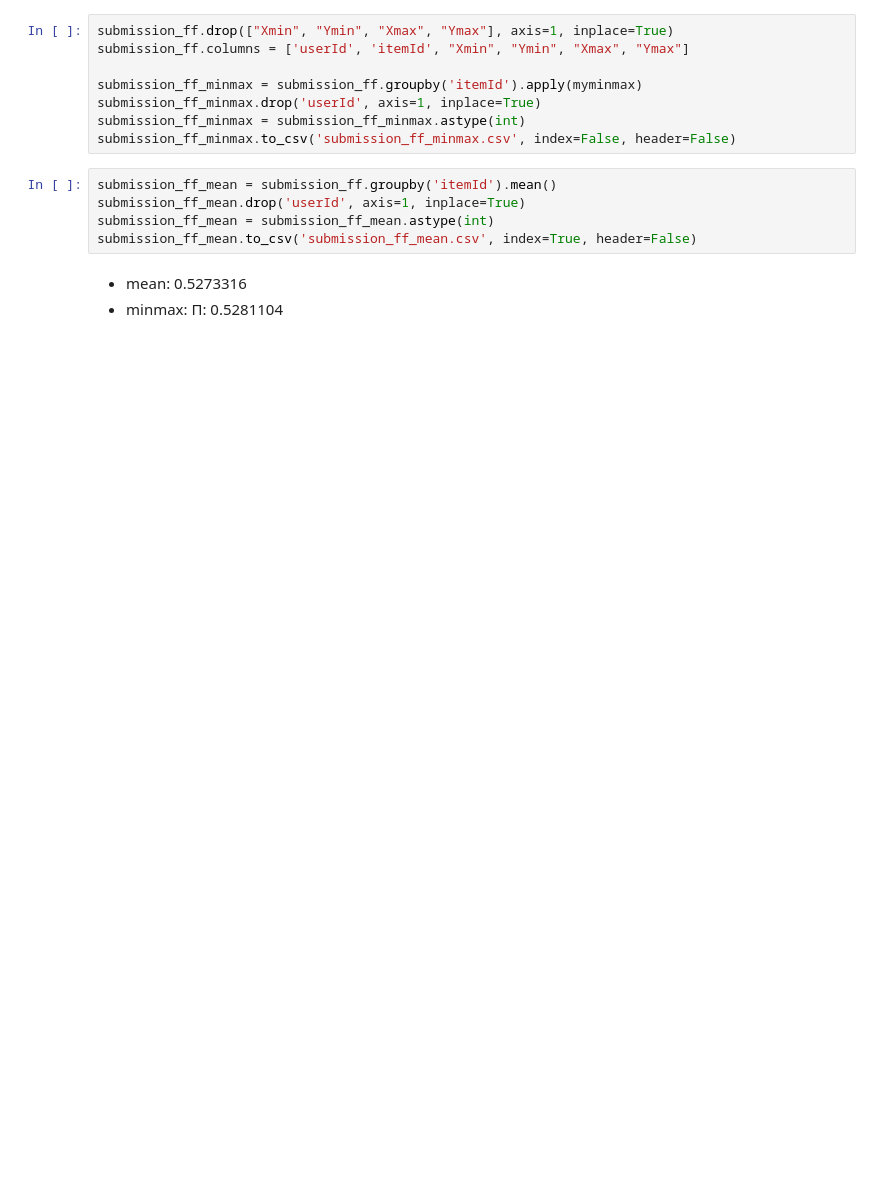
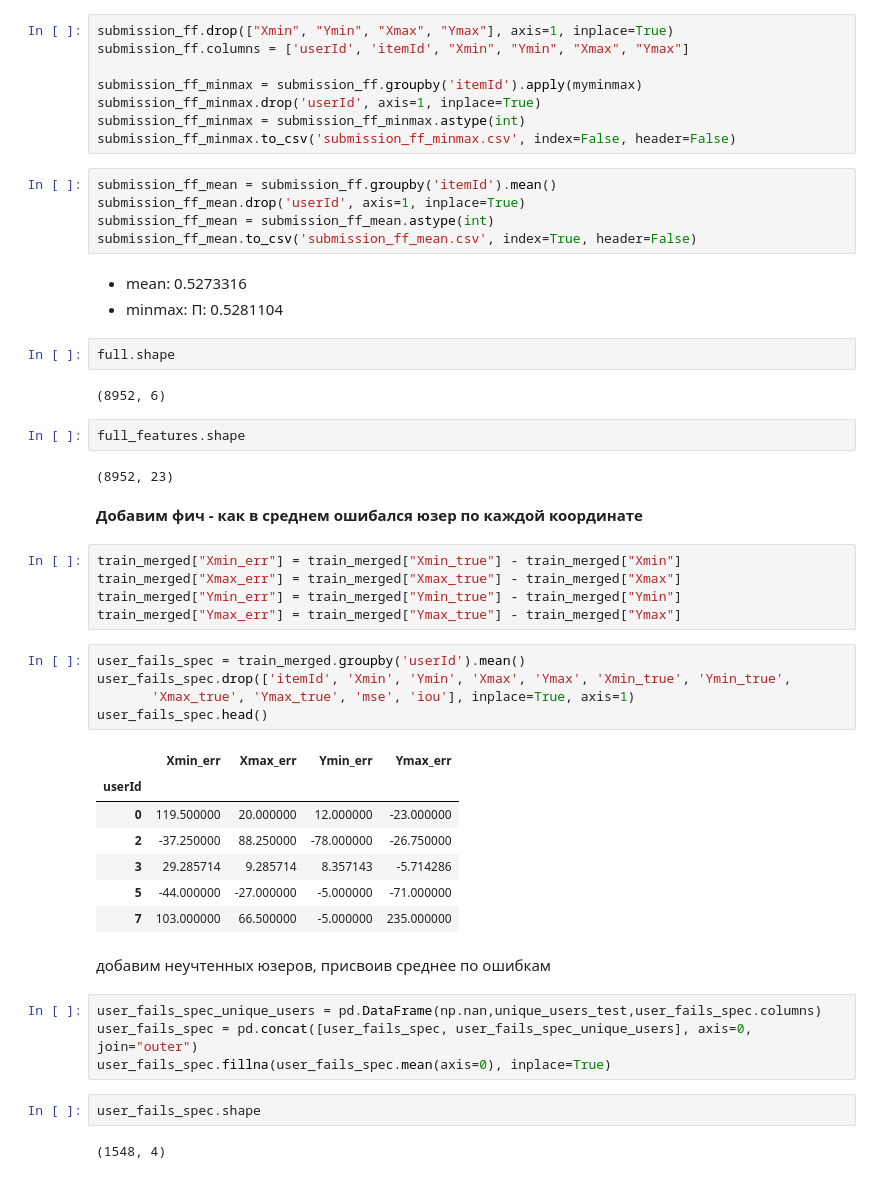
Before and after one commit to KonstantinKlepikov/mlbootcamp, a Jupyter notebook: moderator_baseline.ipynb, the cells around one changed output. Saved outputs shown, nothing was run; the diff lists cells and outputs as text; blank space fills up the shorter version.

```diff
--- a/moderator_baseline.ipynb
+++ b/moderator_baseline.ipynb
@@ -938,3 +942,41 @@ submission_ff_mean.to_csv('submission_ff_mean.csv', index=True, header=False)
 # %% [markdown]
 - mean: 0.5273316
 - minmax: П: 0.5281104
+# %%
+full.shape
+# %% [output]
+(8952, 6)
+# %%
+full_features.shape
+# %% [output]
+(8952, 23)
+# %% [markdown]
+**Добавим фич - как в среднем ошибался юзер по каждой координате**
+# %%
+train_merged["Xmin_err"] = train_merged["Xmin_true"] - train_merged["Xmin"]
+train_merged["Xmax_err"] = train_merged["Xmax_true"] - train_merged["Xmax"]
+train_merged["Ymin_err"] = train_merged["Ymin_true"] - train_merged["Ymin"]
+train_merged["Ymax_err"] = train_merged["Ymax_true"] - train_merged["Ymax"]
+# %%
+user_fails_spec = train_merged.groupby('userId').mean()
+user_fails_spec.drop(['itemId', 'Xmin', 'Ymin', 'Xmax', 'Ymax', 'Xmin_true', 'Ymin_true',
+       'Xmax_true', 'Ymax_true', 'mse', 'iou'], inplace=True, axis=1)
+user_fails_spec.head()
+# %% [output]
+|  | Xmin_err | Xmax_err | Ymin_err | Ymax_err |
+| userId |  |  |  |  |
+| 0 | 119.500000 | 20.000000 | 12.000000 | -23.000000 |
+| 2 | -37.250000 | 88.250000 | -78.000000 | -26.750000 |
+| 3 | 29.285714 | 9.285714 | 8.357143 | -5.714286 |
+| 5 | -44.000000 | -27.000000 | -5.000000 | -71.000000 |
+| 7 | 103.000000 | 66.500000 | -5.000000 | 235.000000 |
+# %% [markdown]
+добавим неучтенных юзеров, присвоив среднее по ошибкам
+# %%
+user_fails_spec_unique_users = pd.DataFrame(np.nan,unique_users_test,user_fails_spec.columns)
+user_fails_spec = pd.concat([user_fails_spec, user_fails_spec_unique_users], axis=0, join="outer")
+user_fails_spec.fillna(user_fails_spec.mean(axis=0), inplace=True)
+# %%
+user_fails_spec.shape
+# %% [output]
+(1548, 4)
```
Also changed, not shown: parts of 21 cells of this notebook.
